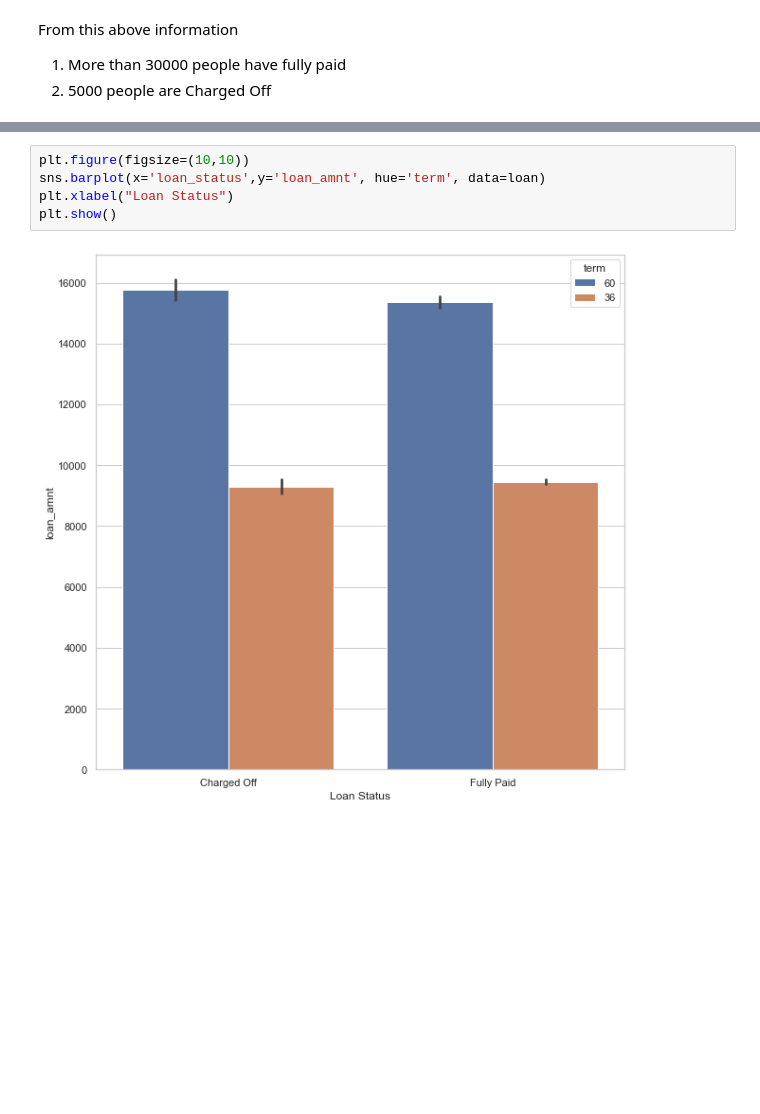
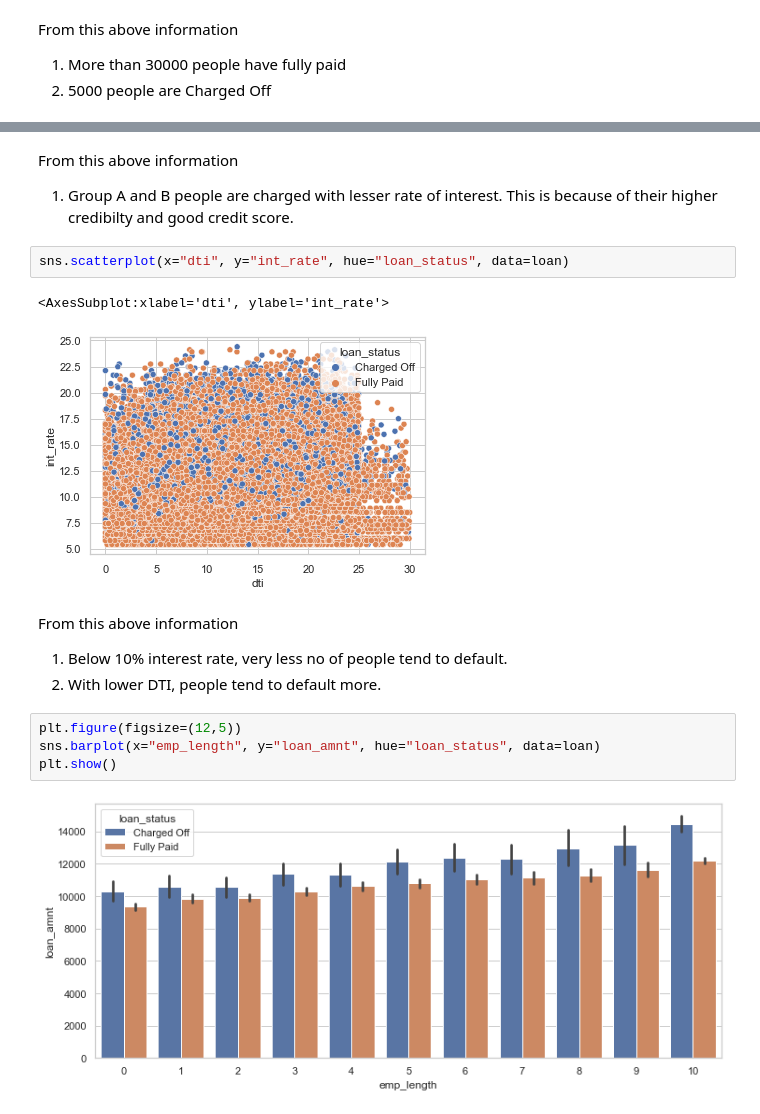
Before and after one commit to Harshulagarwal/LendingClubCaseStudy, a Jupyter notebook: LENDING_CLUB_CASE_STUDY.ipynb, the cells around one changed output, grey strips where cells are left out. Cells and saved outputs as stored; diff of their text form; blank space fills up the shorter version.

Commit message:
Updated plots and finalized data cleaning. TODO: date analysis

```diff
--- a/LENDING_CLUB_CASE_STUDY.ipynb
+++ b/LENDING_CLUB_CASE_STUDY.ipynb
@@ -738,7 +733,18 @@ From this above information
+# %% [markdown]
+From this above information
+1. Group A and B people are charged with lesser rate of interest. This is because of their higher credibilty and good credit score.
+# %%
+sns.scatterplot(x="dti", y="int_rate", hue="loan_status", data=loan)
+# %% [output]
+<AxesSubplot:xlabel='dti', ylabel='int_rate'>
+[figure, added]
+# %% [markdown]
+From this above information
+1. Below 10% interest rate, very less no of people tend to default.
+2. With lower DTI, people tend to default more.
 # %%
-plt.figure(figsize=(10,10))
-sns.barplot(x='loan_status',y='loan_amnt', hue='term', data=loan)
-plt.xlabel("Loan Status")
+plt.figure(figsize=(12,5))
+sns.barplot(x="emp_length", y="loan_amnt", hue="loan_status", data=loan)
 plt.show()
 # %% [output]
-[figure, old version]
+[figure, new version]
```
Also changed, not shown: parts of 99 cells of this notebook.
